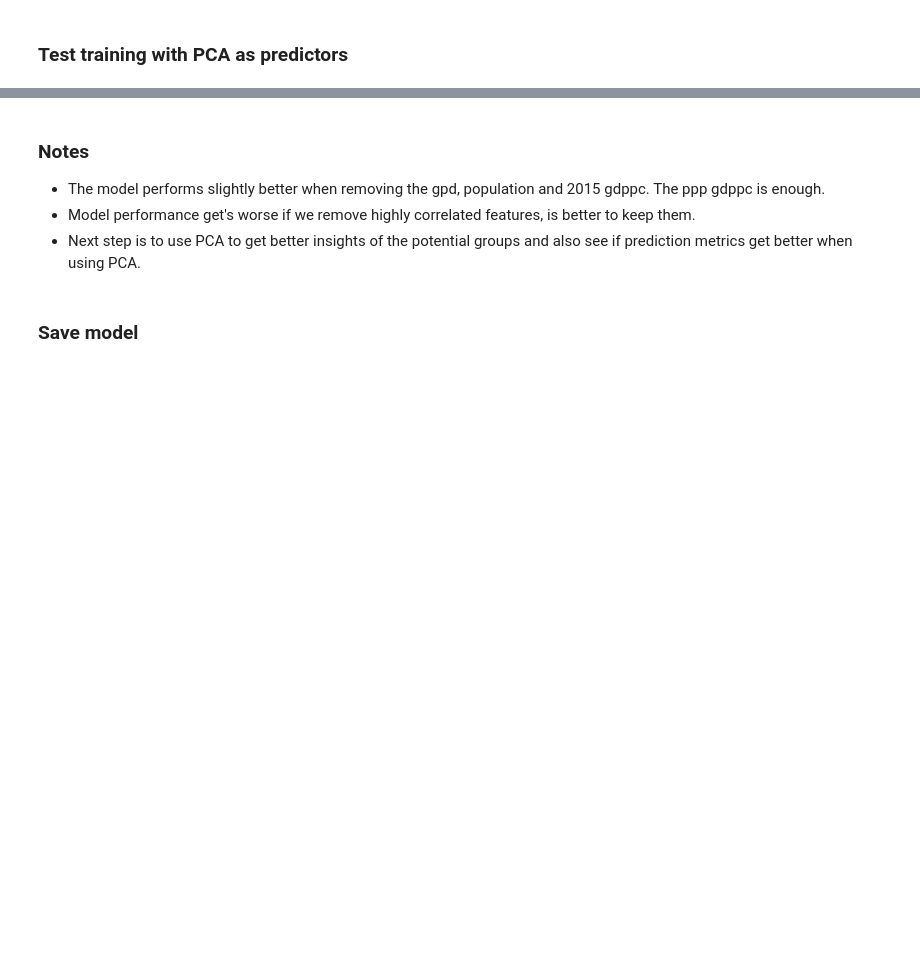
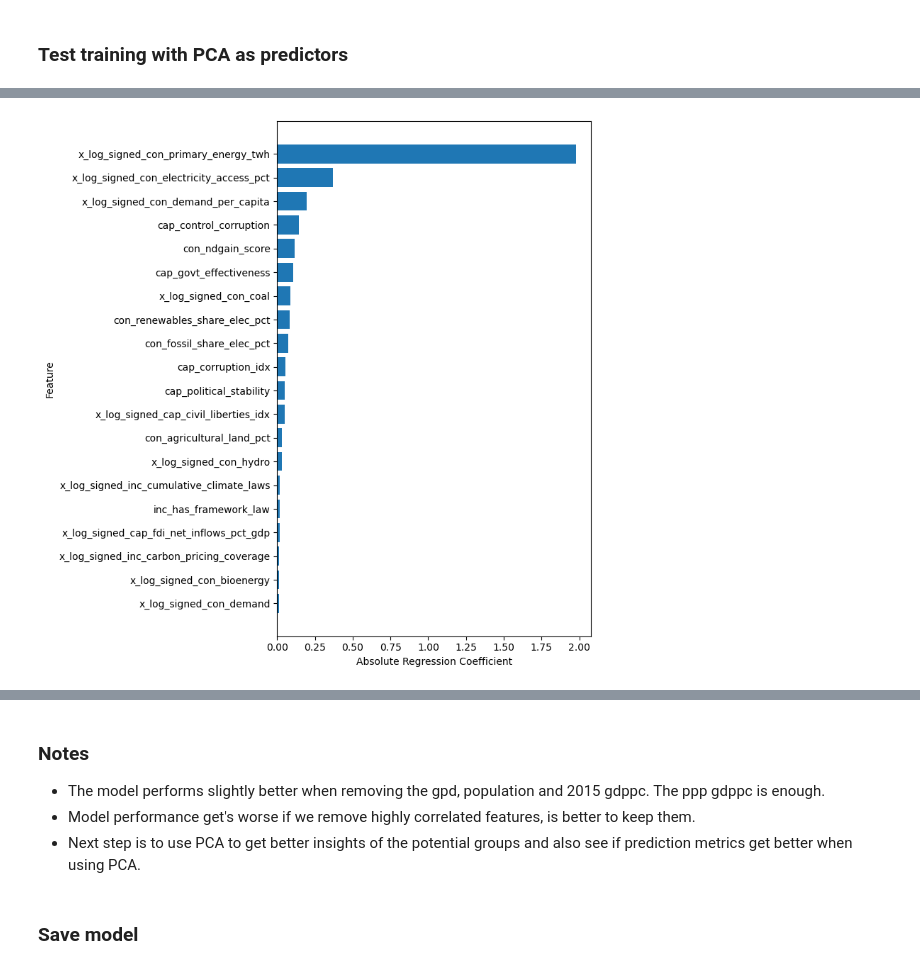
Before and after one commit to jroblar/ndc_evaluation, a Jupyter notebook: ml_scripts/test_C4_data_with_corr_filter_PCA.ipynb, the cells around one changed output, grey strips where cells are left out. Saved outputs shown, nothing was run; the diff lists cells and outputs as text; code cells hidden in the pictures; blank space fills up the shorter version.

```diff
--- a/ml_scripts/test_C4_data_with_corr_filter_PCA.ipynb
+++ b/ml_scripts/test_C4_data_with_corr_filter_PCA.ipynb
@@ -967,0 +959,4 @@ Median                  1.3413         1.3160            1.7277            1.718
+# %%
+ra_3.plot_top_enet_regressors()
+# %% [output]
+[figure, added]
```
Also changed, not shown: parts of 34 cells of this notebook.
